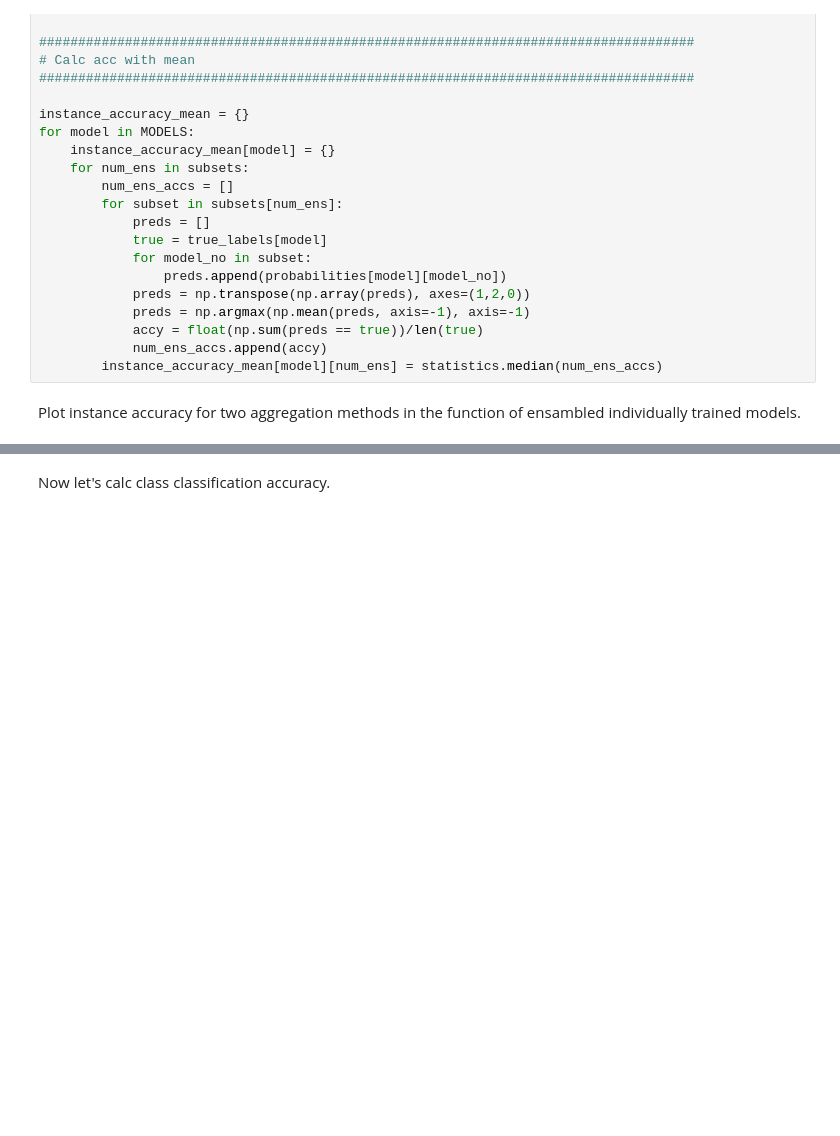
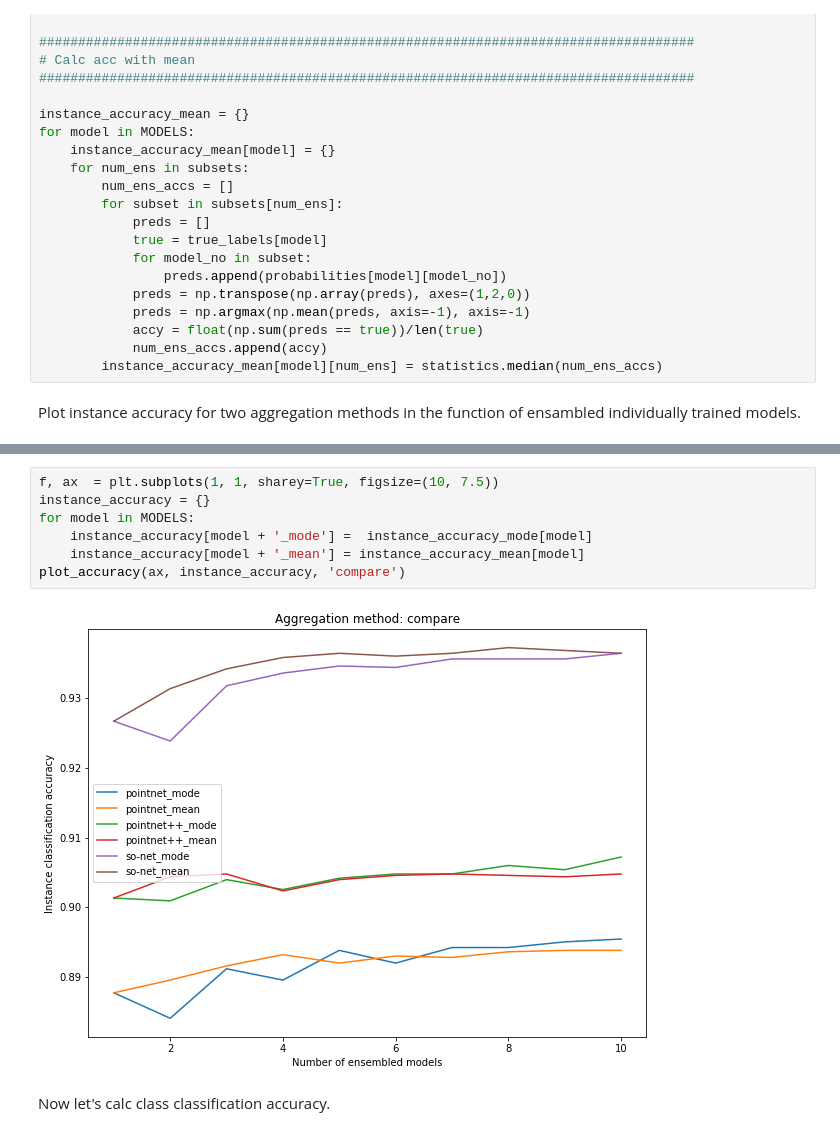
Before and after one commit to dkoguciuk/ensemble_learning_for_point_clouds, a Jupyter notebook: analysis.ipynb, the cells around one changed output, grey strips where cells are left out. Cells and saved outputs as stored; diff of their text form; blank space fills up the shorter version.

```diff
--- a/analysis.ipynb
+++ b/analysis.ipynb
@@ -133,3 +133,12 @@ plot_accuracy(ax2, instance_accuracy_mean, 'mean')
+# %%
+f, ax  = plt.subplots(1, 1, sharey=True, figsize=(10, 7.5))
+instance_accuracy = {}
+for model in MODELS:
+    instance_accuracy[model + '_mode'] =  instance_accuracy_mode[model]
+    instance_accuracy[model + '_mean'] = instance_accuracy_mean[model]
+plot_accuracy(ax, instance_accuracy, 'compare')
+# %% [output]
+[figure, added]
 # %% [markdown]
 Now let's calc class classification accuracy.
 # %%
```
Also changed, not shown: parts of 2 cells of this notebook.
